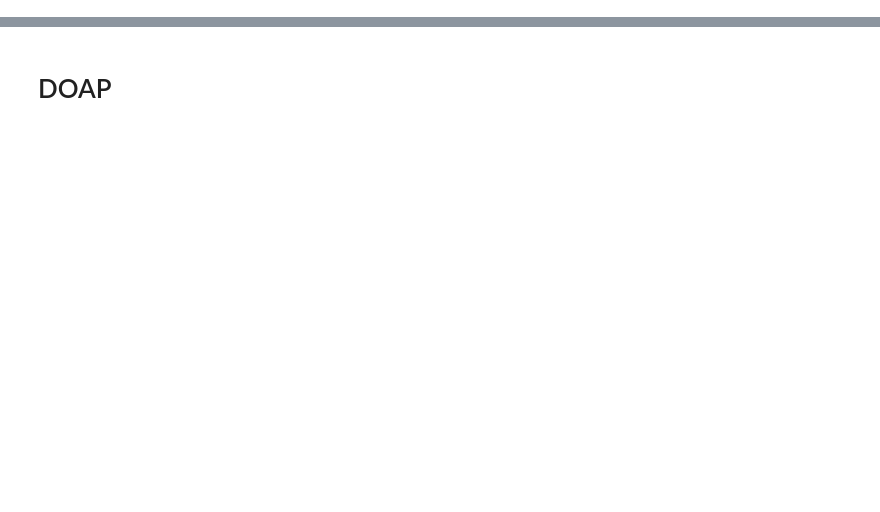
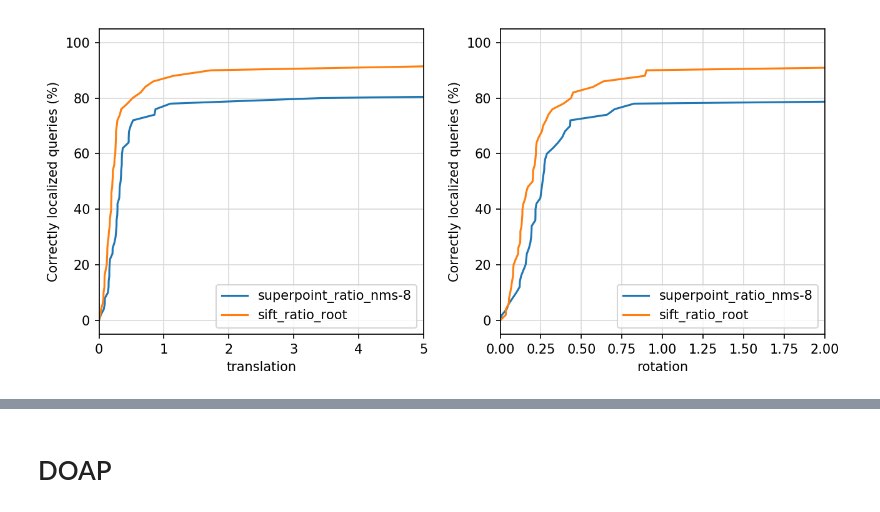
Before and after one commit to ethz-asl/hfnet, a Jupyter notebook: notebooks/evaluation_colmap_descriptors.ipynb, the cells around one changed output, grey strips where cells are left out. Cells and saved outputs as stored; diff of their text form; code cells hidden in the pictures; blank space fills up the shorter version.

```diff
--- a/notebooks/evaluation_colmap_descriptors.ipynb
+++ b/notebooks/evaluation_colmap_descriptors.ipynb
@@ -128,0 +236,4 @@ print(config)
+# %%
+'florence_cathedral_side'
+# %% [output]
+[figure, added]
```
Also changed, not shown: parts of 32 cells of this notebook, 2 other files.
